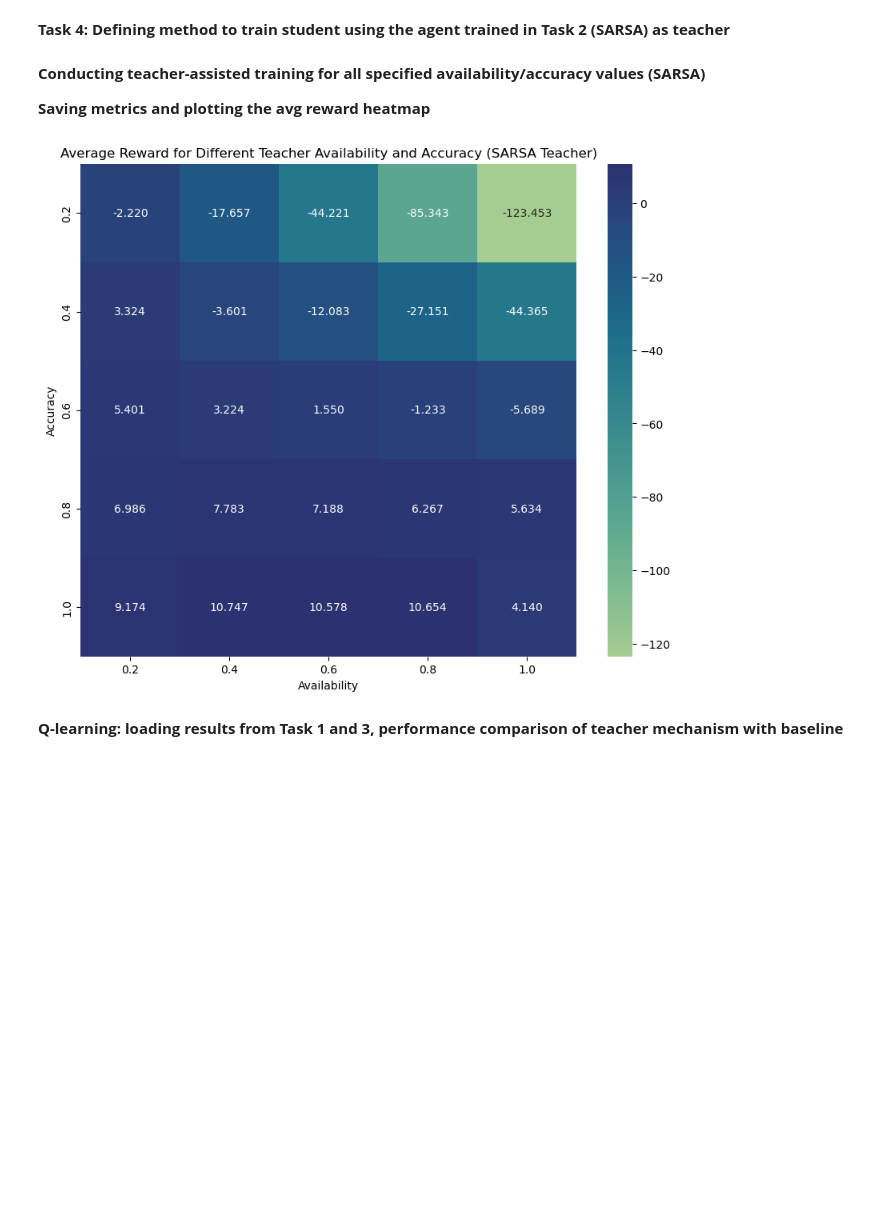
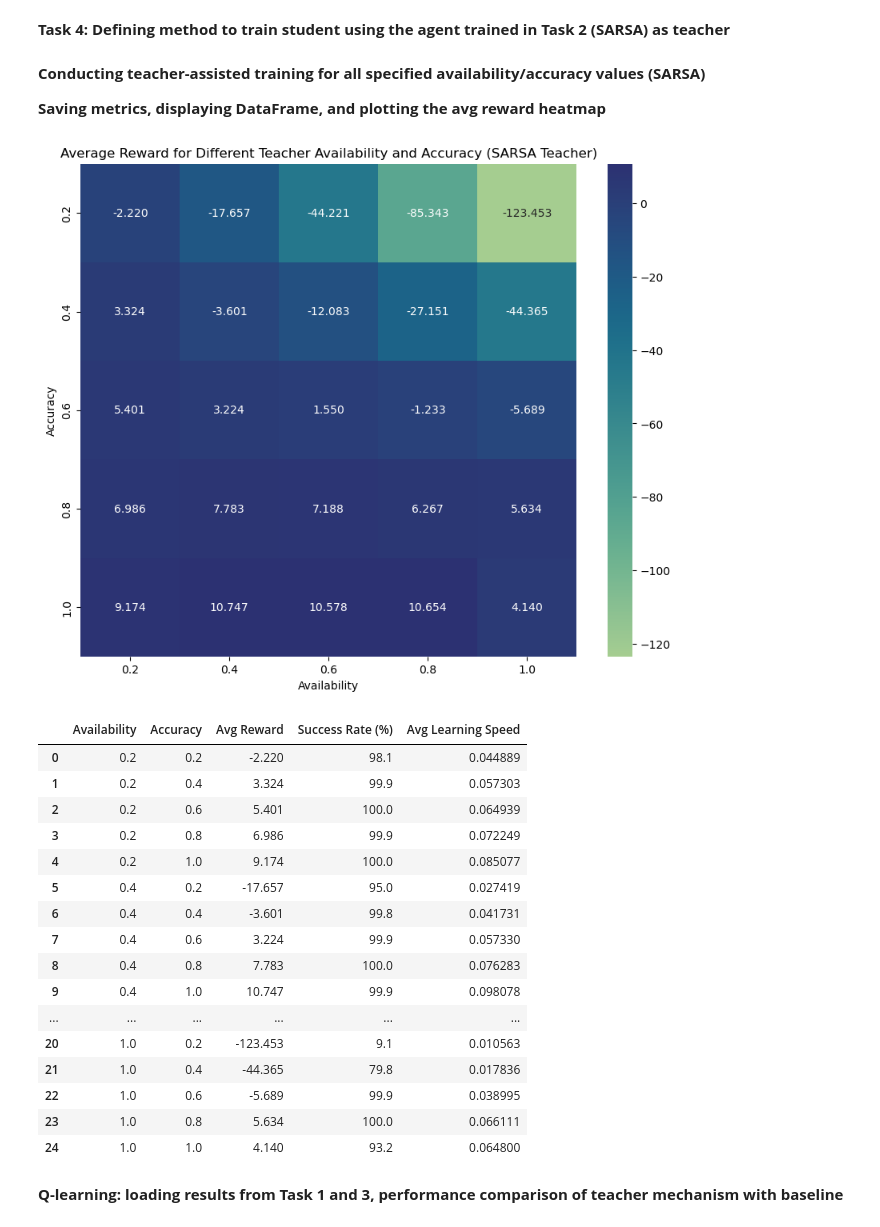
Before and after one commit to namtran3103/UNSWAI2, a Jupyter notebook: assignment2.ipynb, the cells around one changed output. Cells and saved outputs as stored; diff of their text form; code cells hidden in the pictures; blank space fills up the shorter version.

```diff
--- a/assignment2.ipynb
+++ b/assignment2.ipynb
@@ -448,31 +469,47 @@ def studentSarsaTraining(a,b):
 # %% [markdown]
 **Conducting teacher-assisted training for all specified availability/accuracy values (SARSA)**
 
-**Saving metrics and plotting the avg reward heatmap**
+**Saving metrics, displaying DataFrame, and plotting the avg reward heatmap**
 # %%
 for a in availability:
     for b in accuracy:
         studentSarsaTraining(a, b)
 
 envS.close()
-
-# display(dataFrameSarsa)
-# display(dataFrameHeatSarsa)
 
 # Save the dataframes to csv
 dataFrameSarsa.to_csv('dataFrameSarsa.csv', index=False)
 
 # Convert the data frame to numeric values for heatmap
 dataFrameHeatSarsa = dataFrameHeatSarsa.apply(pd.to_numeric)
 # Plot the heatmap
 plt.figure(figsize=(10, 8))
 sn.heatmap(dataFrameHeatSarsa, annot=True, fmt=".3f", cmap="crest")
 plt.title("Average Reward for Different Teacher Availability and Accuracy (SARSA Teacher)")
 plt.xlabel("Availability")
 plt.ylabel("Accuracy")
 plt.show()
+
+display(dataFrameSarsa)
 # %% [output]
 [figure]
+|  | Availability | Accuracy | Avg Reward | Success Rate (%) | Avg Learning Speed |
+| 0 | 0.2 | 0.2 | -2.220 | 98.1 | 0.044889 |
+| 1 | 0.2 | 0.4 | 3.324 | 99.9 | 0.057303 |
+| 2 | 0.2 | 0.6 | 5.401 | 100.0 | 0.064939 |
+| 3 | 0.2 | 0.8 | 6.986 | 99.9 | 0.072249 |
+| 4 | 0.2 | 1.0 | 9.174 | 100.0 | 0.085077 |
+| 5 | 0.4 | 0.2 | -17.657 | 95.0 | 0.027419 |
+| 6 | 0.4 | 0.4 | -3.601 | 99.8 | 0.041731 |
+| 7 | 0.4 | 0.6 | 3.224 | 99.9 | 0.057330 |
+| 8 | 0.4 | 0.8 | 7.783 | 100.0 | 0.076283 |
+| 9 | 0.4 | 1.0 | 10.747 | 99.9 | 0.098078 |
+| ... | ... | ... | ... | ... | ... |
+| 20 | 1.0 | 0.2 | -123.453 | 9.1 | 0.010563 |
+| 21 | 1.0 | 0.4 | -44.365 | 79.8 | 0.017836 |
+| 22 | 1.0 | 0.6 | -5.689 | 99.9 | 0.038995 |
+| 23 | 1.0 | 0.8 | 5.634 | 100.0 | 0.066111 |
+| 24 | 1.0 | 1.0 | 4.140 | 93.2 | 0.064800 |
 # %% [markdown]
 **Q-learning: loading results from Task 1 and 3, performance comparison of teacher mechanism with baseline**
 # %%
```
Also changed, not shown: parts of 7 cells of this notebook.
